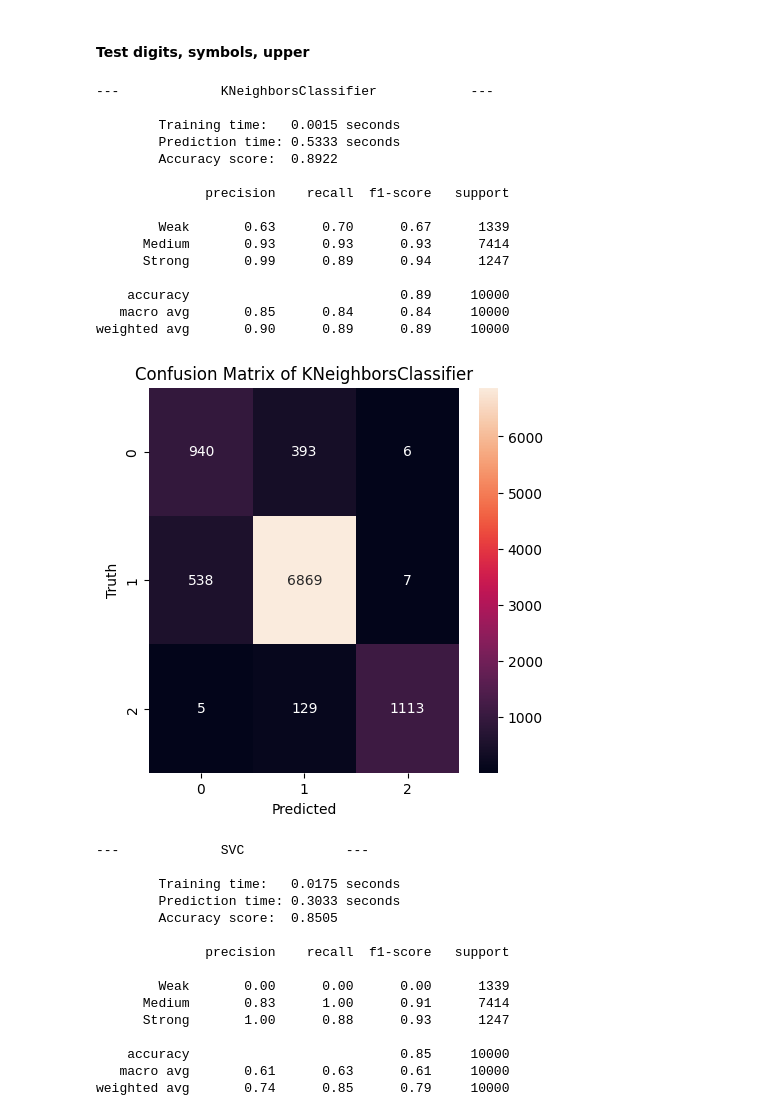
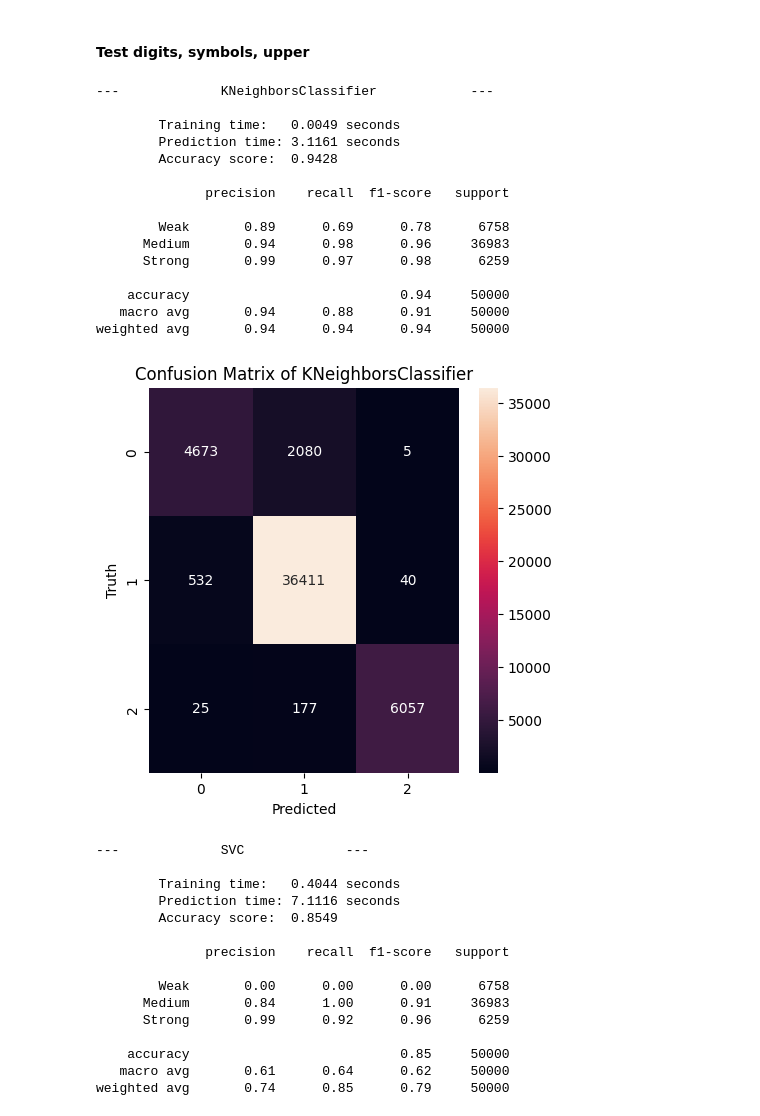
Before and after one commit to giopresenti98/ML-Project, a Jupyter notebook: test_password_strenght_classification copy.ipynb, the cells around one changed output. Cells and saved outputs as stored; diff of their text form; code cells hidden in the pictures.

```diff
--- a/test_password_strenght_classification copy.ipynb
+++ b/test_password_strenght_classification copy.ipynb
@@ -12,8 +12,8 @@ import pandas as pd
 import os
 
 # Constants to define the number of training and testing samples
-N_TRAIN = 1000
-N_TEST =  10000
+N_TRAIN = 5000
+N_TEST =  50000
 
 
 # Load the dataset
@@ -479,80 +479,84 @@ pass_length_train = data_shuffled["password"].str.len().head(N_TRAIN).values
 digits_train = (data_shuffled["password"].head(N_TRAIN).apply(lambda x: len([c for c in x if c.isdigit()])).values)
 symbols_train = (data_shuffled["password"].head(N_TRAIN).apply(lambda x: len([c for c in x if not c.isalnum()])).values)
 upper_train = (data_shuffled["password"].head(N_TRAIN).apply(lambda x: len([c for c in x if c.isupper()])).values)
+lower_train = (data_shuffled["password"].head(N_TRAIN).apply(lambda x: len([c for c in x if c.islower()])).values)
 
 pass_length_test = data_shuffled["password"].str.len().tail(N_TEST).values
 digits_test = (data_shuffled["password"].tail(N_TEST).apply(lambda x: len([c for c in x if c.isdigit()])).values)
 symbols_test = (data_shuffled["password"].tail(N_TEST).apply(lambda x: len([c for c in x if not c.isalnum()])).values)
 upper_test = (data_shuffled["password"].tail(N_TEST).apply(lambda x: len([c for c in x if c.isupper()])).values)
+lower_test = (data_shuffled["password"].tail(N_TEST).apply(lambda x: len([c for c in x if c.islower()])).values)
 
 # Normalize features by password length (avoid division by zero)
 digits_train_norm = digits_train / np.where(pass_length_train == 0, 1, pass_length_train)
 symbols_train_norm = symbols_train / np.where(pass_length_train == 0, 1, pass_length_train)
 upper_train_norm = upper_train / np.where(pass_length_train == 0, 1, pass_length_train)
+lower_train_norm = lower_train / np.where(pass_length_train == 0, 1, pass_length_train)
 
 digits_test_norm = digits_test / np.where(pass_length_test == 0, 1, pass_length_test)
 symbols_test_norm = symbols_test / np.where(pass_length_test == 0, 1, pass_length_test)
 upper_test_norm = upper_test /  np.where(pass_length_test == 0, 1, pass_length_test)
+lower_test_norm = lower_test /  np.where(pass_length_test == 0, 1, pass_length_test)
 
 # Split the dataset into features and target variable
-xtr = np.array([digits_train_norm, symbols_train_norm, upper_train_norm]).T
+xtr = np.array([digits_train_norm, symbols_train_norm, upper_train_norm, lower_train_norm]).T
 ytr = data_shuffled["strength"].head(N_TRAIN).values
 
-xts = np.array([digits_test_norm, symbols_test_norm, upper_test_norm]).T
+xts = np.array([digits_test_norm, symbols_test_norm, upper_test_norm, lower_test_norm]).T
 yts = data_shuffled["strength"].tail(N_TEST).values
 
 
 # Fit each classifier, make predictions, and evaluate performance
 for clf in clfs:
 
     print("\n")
     print(f"---\t\t{clf.__class__.__name__}\t\t---\n")
     tic = time.perf_counter()
     clf.fit(xtr, ytr)
     toc = time.perf_counter()
     print(f"\tTraining time:\t {toc-tic:.4f} seconds")
 
     tic = time.perf_counter()
     predictions = clf.predict(xts)
     toc = time.perf_counter()
     print(f"\tPrediction time: {toc-tic:.4f} seconds")
 
       # If regressor, convert predictions to int class labels
     if hasattr(clf, "predict") and "Regressor" in clf.__class__.__name__:
         predictions = np.round(predictions).astype(int)
 
     print(f"\tAccuracy score:\t {accuracy_score(yts, predictions):.4f}\n")
     print(classification_report(yts, predictions, target_names=["Weak", "Medium", "Strong"], zero_division=0))
     plot_confusion_matrix(yts, predictions, clf.__class__.__name__)
 # %% [output]
 ---             KNeighborsClassifier            ---
 
-        Training time:   0.0015 seconds
-        Prediction time: 0.5333 seconds
-        Accuracy score:  0.8922
+        Training time:   0.0049 seconds
+        Prediction time: 3.1161 seconds
+        Accuracy score:  0.9428
 
               precision    recall  f1-score   support
 
-        Weak       0.63      0.70      0.67      1339
-      Medium       0.93      0.93      0.93      7414
-      Strong       0.99      0.89      0.94      1247
+        Weak       0.89      0.69      0.78      6758
+      Medium       0.94      0.98      0.96     36983
+      Strong       0.99      0.97      0.98      6259
 
-    accuracy                           0.89     10000
-   macro avg       0.85      0.84      0.84     10000
-weighted avg       0.90      0.89      0.89     10000
+    accuracy                           0.94     50000
+   macro avg       0.94      0.88      0.91     50000
+weighted avg       0.94      0.94      0.94     50000
-[figure, old version]
+[figure, new version]
 ---             SVC             ---
 
-        Training time:   0.0175 seconds
-        Prediction time: 0.3033 seconds
-        Accuracy score:  0.8505
+        Training time:   0.4044 seconds
+        Prediction time: 7.1116 seconds
+        Accuracy score:  0.8549
 
               precision    recall  f1-score   support
 
-        Weak       0.00      0.00      0.00      1339
-      Medium       0.83      1.00      0.91      7414
-      Strong       1.00      0.88      0.93      1247
+        Weak       0.00      0.00      0.00      6758
+      Medium       0.84      1.00      0.91     36983
+      Strong       0.99      0.92      0.96      6259
 
-    accuracy                           0.85     10000
-   macro avg       0.61      0.63      0.61     10000
-weighted avg       0.74      0.85      0.79     10000
+    accuracy                           0.85     50000
+   macro avg       0.61      0.64      0.62     50000
+weighted avg       0.74      0.85      0.79     50000
```
Also changed, not shown: parts of 6 cells of this notebook.
